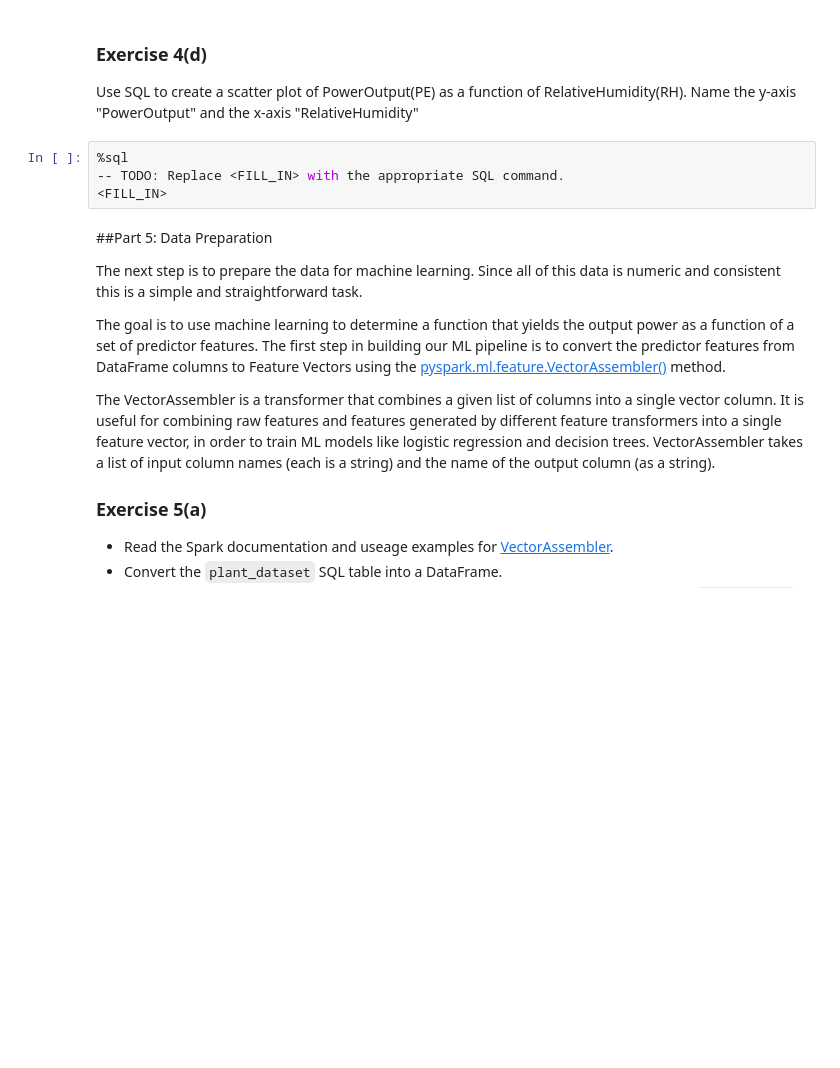
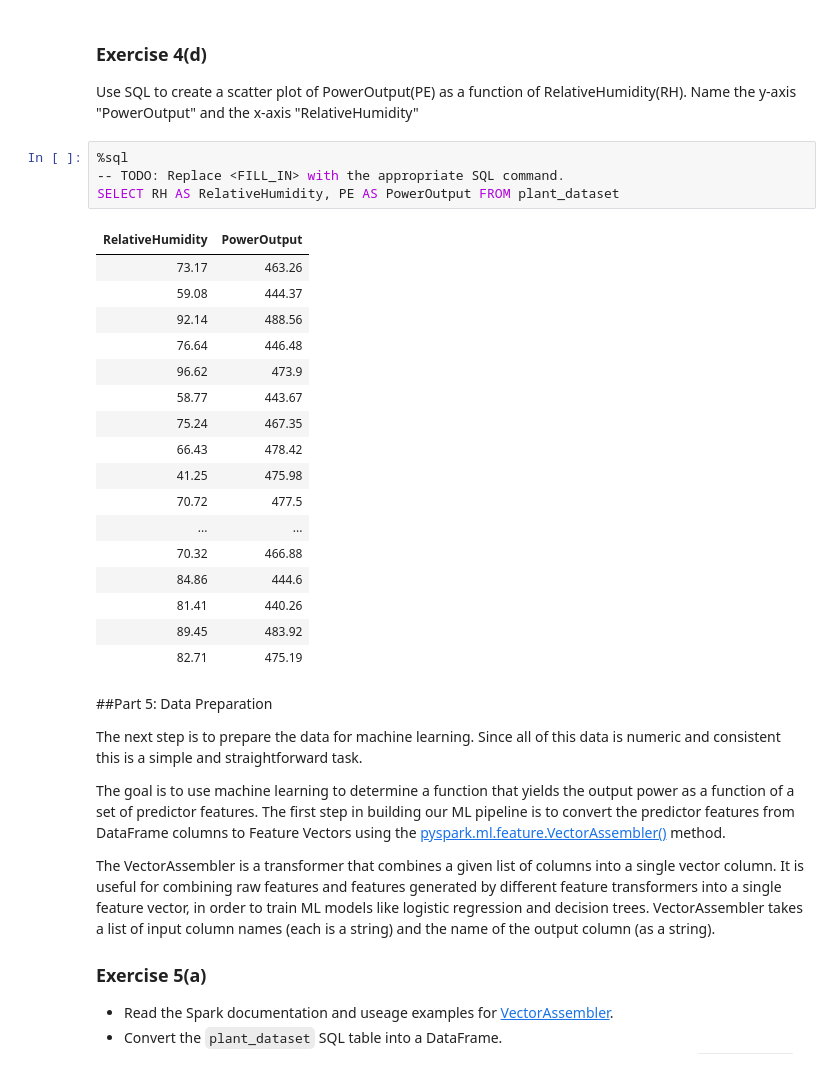
Before and after one commit to nwihardjo/COMP4651, a Jupyter notebook: assignment-5/ml_pipeline.ipynb, the cells around one changed output. Cells and saved outputs as stored; diff of their text form; blank space fills up the shorter version.

```diff
--- a/assignment-5/ml_pipeline.ipynb
+++ b/assignment-5/ml_pipeline.ipynb
@@ -321,7 +490,25 @@ Name the y-axis "PowerOutput" and the x-axis "RelativeHumidity"
 # %%
 %sql
 -- TODO: Replace <FILL_IN> with the appropriate SQL command.
-<FILL_IN>
+SELECT RH AS RelativeHumidity, PE AS PowerOutput FROM plant_dataset
+# %% [output]
+| RelativeHumidity | PowerOutput |
+| 73.17 | 463.26 |
+| 59.08 | 444.37 |
+| 92.14 | 488.56 |
+| 76.64 | 446.48 |
+| 96.62 | 473.9 |
+| 58.77 | 443.67 |
+| 75.24 | 467.35 |
+| 66.43 | 478.42 |
+| 41.25 | 475.98 |
+| 70.72 | 477.5 |
+| ... | ... |
+| 70.32 | 466.88 |
+| 84.86 | 444.6 |
+| 81.41 | 440.26 |
+| 89.45 | 483.92 |
+| 82.71 | 475.19 |
 # %% [markdown]
 ##Part 5: Data Preparation
 
```
Also changed, not shown: parts of 53 cells of this notebook, 1 other file.
